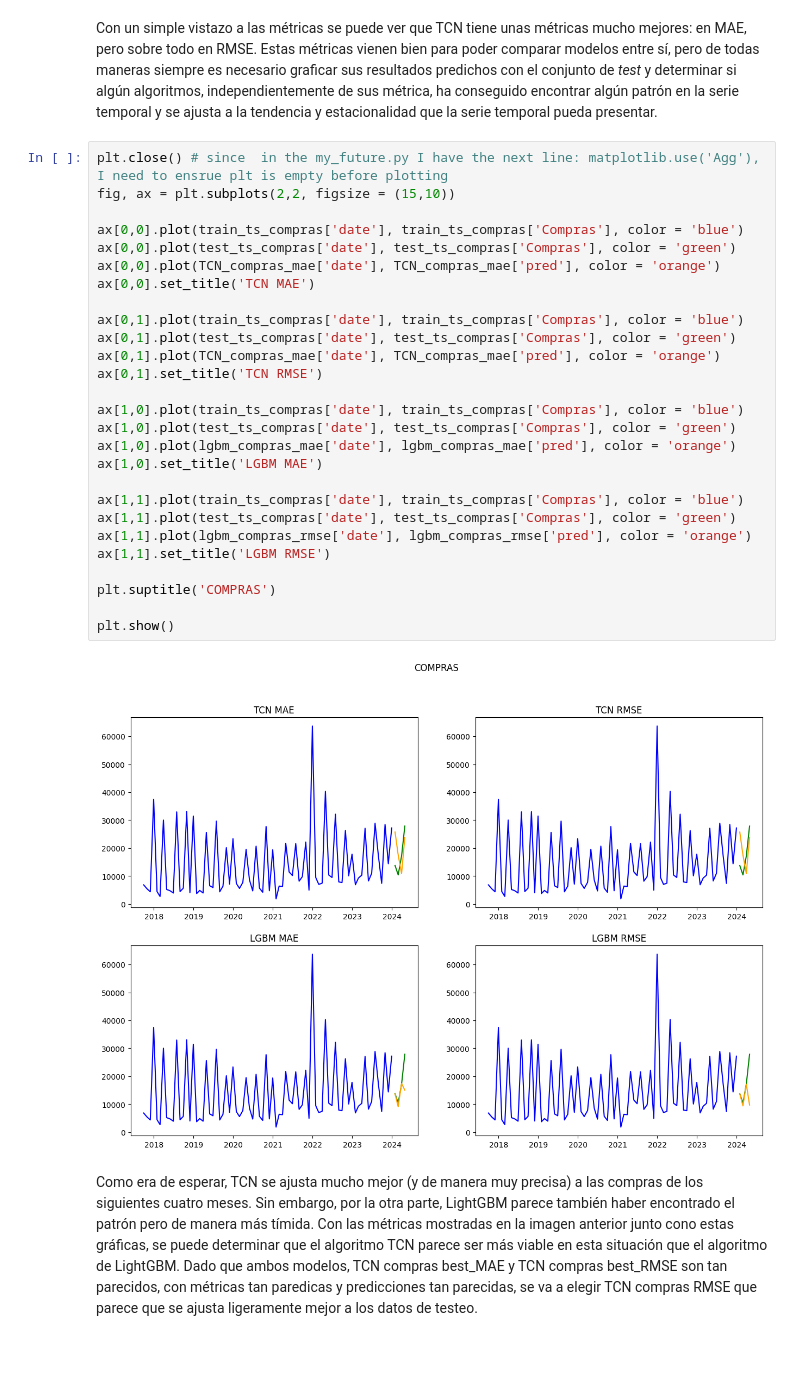
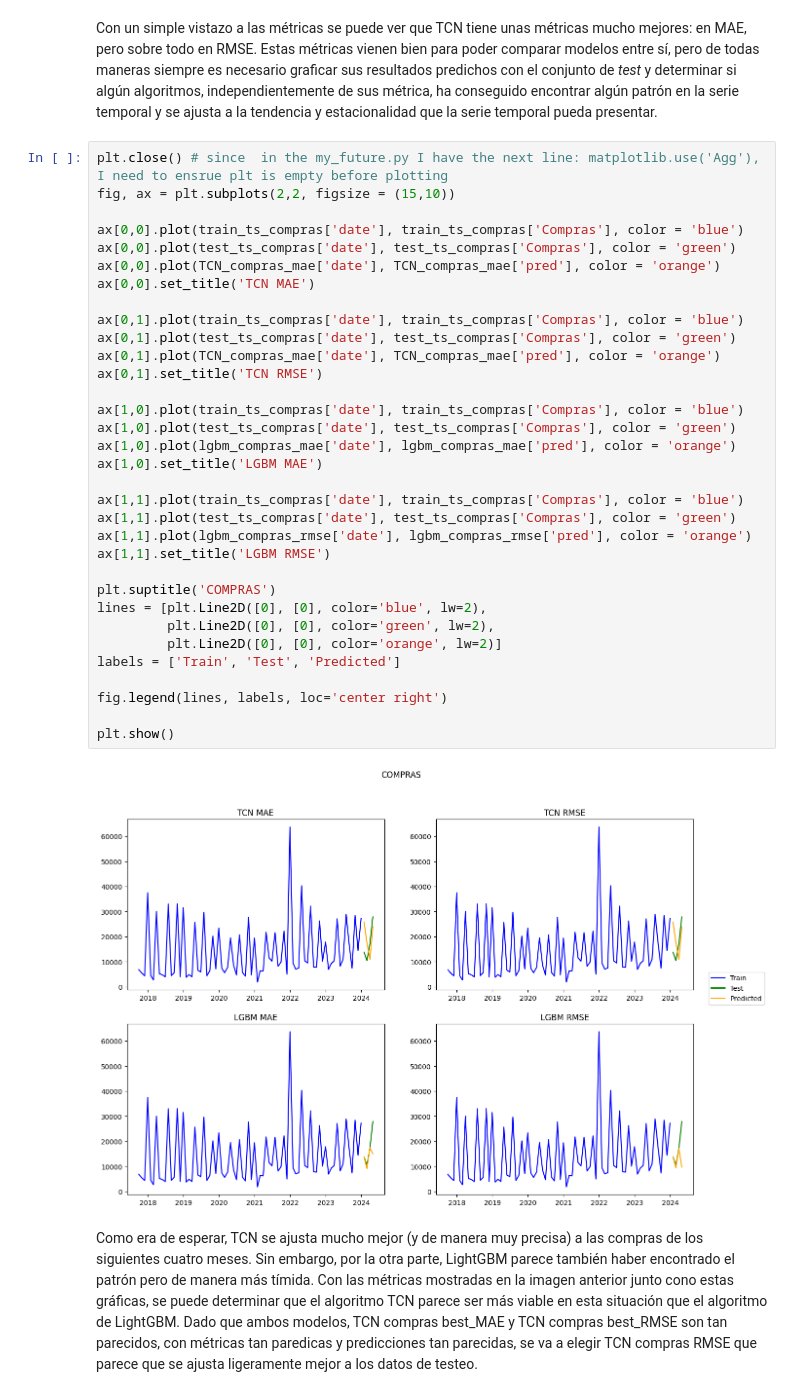
Before and after one commit to JCOQUE/TFG-ingenieria, a Jupyter notebook: Desarrollo/codigo/comparing_results.ipynb, the cells around one changed output. Cells and saved outputs as stored; diff of their text form; blank space fills up the shorter version.

```diff
--- a/Desarrollo/codigo/comparing_results.ipynb
+++ b/Desarrollo/codigo/comparing_results.ipynb
@@ -120,32 +120,38 @@ Con un simple vistazo a las métricas se puede ver que TCN tiene unas métricas
 # %%
 plt.close() # since  in the my_future.py I have the next line: matplotlib.use('Agg'), I need to ensrue plt is empty before plotting
 fig, ax = plt.subplots(2,2, figsize = (15,10))
 
 ax[0,0].plot(train_ts_compras['date'], train_ts_compras['Compras'], color = 'blue')
 ax[0,0].plot(test_ts_compras['date'], test_ts_compras['Compras'], color = 'green')
 ax[0,0].plot(TCN_compras_mae['date'], TCN_compras_mae['pred'], color = 'orange')
 ax[0,0].set_title('TCN MAE')
 
 ax[0,1].plot(train_ts_compras['date'], train_ts_compras['Compras'], color = 'blue')
 ax[0,1].plot(test_ts_compras['date'], test_ts_compras['Compras'], color = 'green')
 ax[0,1].plot(TCN_compras_mae['date'], TCN_compras_mae['pred'], color = 'orange')
 ax[0,1].set_title('TCN RMSE')
 
 ax[1,0].plot(train_ts_compras['date'], train_ts_compras['Compras'], color = 'blue')
 ax[1,0].plot(test_ts_compras['date'], test_ts_compras['Compras'], color = 'green')
 ax[1,0].plot(lgbm_compras_mae['date'], lgbm_compras_mae['pred'], color = 'orange')
 ax[1,0].set_title('LGBM MAE')
 
 ax[1,1].plot(train_ts_compras['date'], train_ts_compras['Compras'], color = 'blue')
 ax[1,1].plot(test_ts_compras['date'], test_ts_compras['Compras'], color = 'green')
 ax[1,1].plot(lgbm_compras_rmse['date'], lgbm_compras_rmse['pred'], color = 'orange')
 ax[1,1].set_title('LGBM RMSE')
 
 plt.suptitle('COMPRAS')
+lines = [plt.Line2D([0], [0], color='blue', lw=2),
+         plt.Line2D([0], [0], color='green', lw=2),
+         plt.Line2D([0], [0], color='orange', lw=2)]
+labels = ['Train', 'Test', 'Predicted']
+
+fig.legend(lines, labels, loc='center right')
 
 plt.show()
 # %% [output]
-[figure, old version]
+[figure, new version]
 # %% [markdown]
 Como era de esperar, TCN se ajusta mucho mejor (y de manera muy precisa) a las compras de los siguientes cuatro meses. Sin embargo, por la otra parte, LightGBM parece también haber encontrado el patrón pero de manera más tímida. Con las métricas mostradas en la imagen anterior junto cono estas gráficas, se puede determinar que el algoritmo TCN parece ser más viable en esta situación que el algoritmo de LightGBM. Dado que ambos modelos, TCN compras best_MAE y TCN compras best_RMSE son tan parecidos, con métricas tan paredicas y predicciones tan parecidas, se va a elegir TCN compras RMSE que parece que se ajusta ligeramente mejor a los datos de testeo.
 # %%
```
Also changed, not shown: parts of 1 cell of this notebook, 33 other files.
